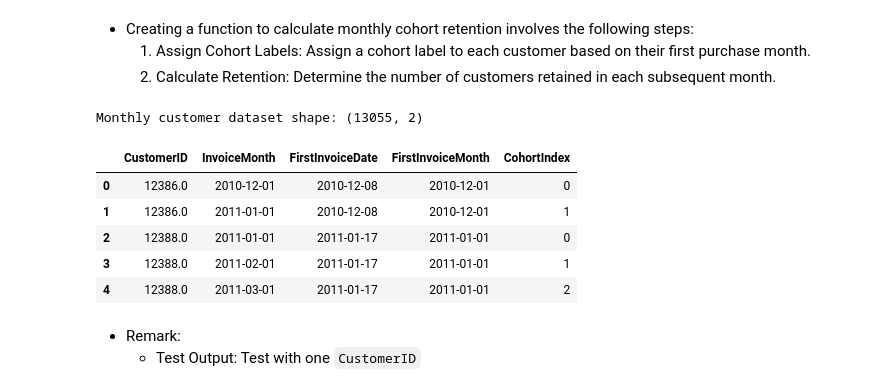
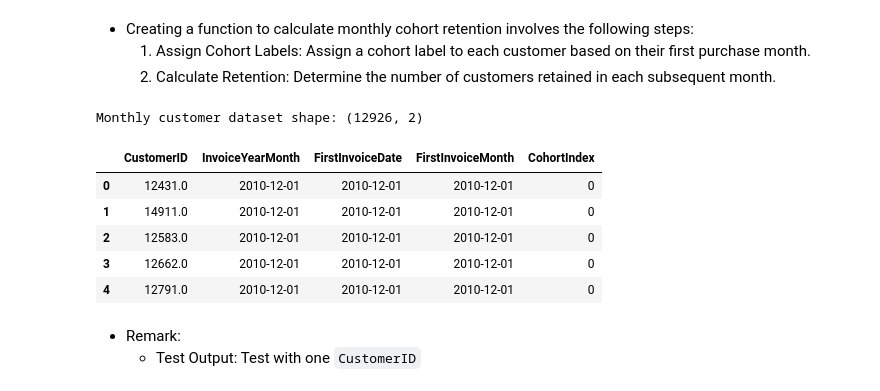
Before and after one commit to nyangweso-rodgers/data-analytics, a Jupyter notebook: 04-analytics-with-python/03-projects/01-analysis-of-an-online-e-commerce-dataset/02-retention-analysis.ipynb, the cells around one changed output. Cells and saved outputs as stored; diff of their text form; code cells hidden in the pictures.

```diff
--- a/04-analytics-with-python/03-projects/01-analysis-of-an-online-e-commerce-dataset/02-retention-analysis.ipynb
+++ b/04-analytics-with-python/03-projects/01-analysis-of-an-online-e-commerce-dataset/02-retention-analysis.ipynb
@@ -376,8 +525,8 @@ def feature_engineering(df):
     # Handle missing values in InvoiceDateTime, UnitPrice, and Quantity
     df = df.dropna(subset=required_columns)
 
-    # Extract the date from InvoiceDateTime
-    df['InvoiceDate'] = df['InvoiceDateTime'].dt.date
+    # Extract the date and convert it to datetime64[ns] to ensure correct type
+    df['InvoiceDate'] = pd.to_datetime(df['InvoiceDateTime'].dt.date)
 
     # Calculate InvoiceAmount as the product of UnitPrice and Quantity
     df['InvoiceAmount'] = df['UnitPrice'] * df['Quantity']
@@ -386,12 +535,12 @@ def feature_engineering(df):
     df['InvoiceDayOfWeek'] = df['InvoiceDateTime'].dt.day_name()
 
     # Create InvoiceMonth column (using dt accessor for better performance)
-    df['InvoiceMonth'] = df['InvoiceDateTime'].dt.to_period('M').dt.to_timestamp()
+    df['InvoiceYearMonth'] = df['InvoiceDateTime'].dt.to_period('M').dt.to_timestamp()
 
     return df
 
 # Perform feature engineering on the cleaned DataFrame
-enhanced_df = feature_engineering(df_cleaned)
+enhanced_df = feature_engineering(df_without_outliers)
 enhanced_df.head()
 # %% [output]
 |  | InvoiceNo | StockCode | Description | Quantity | InvoiceDateTime | UnitPrice | CustomerID | Country | ... |
@@ -428,22 +650,22 @@ descriptive_statistic(enhanced_df)
 # %%
-def summary_by_customer(df):
-    # Ensure necessary columns exist
-    required_columns = ['InvoiceNo', 'InvoiceAmount', 'StockCode', 'Description']
+def customers_daily_transactions(df):
+    # Ensure the necessary columns exists
+    required_columns = ['InvoiceNo', 'InvoiceAmount']
 
     for col in required_columns:
         if col not in df.columns:
             raise ValueError(f"Missing required column: {col}")
 
-    # Group by country and calculate required statistics
-    summary_by_customer = df.groupby(['Country', 'CustomerID', 'InvoiceMonth', 'InvoiceDate']).agg(
-        TotalInvoiceAmount=('InvoiceAmount', 'sum'),
-        InvoicesCount=('InvoiceNo', 'nunique'),
-        StockCodeCount=('StockCode', 'nunique'),
-        ProductsDescriptionCount=('Description', 'nunique')
+    df = df.groupby(['InvoiceDate','InvoiceYearMonth', 'Country', 'CustomerID', 'InvoiceNo']).agg(
+        TotalInvoiceAmount=('InvoiceAmount', 'sum')
     ).reset_index()
 
-    return summary_by_customer
+    # Print shape of the DataFrame dynamically
+    print(f"DataFrame shape: {df.shape}")
 
-customer_summary_df = summary_by_customer(enhanced_df)
-customer_summary_df
+    return df
+
+# usage
+customers_daily_transactions_df = customers_daily_transactions(enhanced_df)
+customers_daily_transactions_df.head()
 # %% [output]
@@ -477,44 +770,44 @@ def calculate_monthly_cohort_retention(df):
 
     Parameters:
     df (pandas.DataFrame): The DataFrame with the feature-engineered data.
 
     Returns:
     pandas.DataFrame: Cohort retention table.
     """
 
     # create a dataframe with CustomerID and InvoiceYearMonth
-    monthly_customer_df = df[['CustomerID', 'InvoiceMonth']].drop_duplicates()
+    monthly_customer_df = df[['CustomerID', 'InvoiceYearMonth']].drop_duplicates()
 
     # print shape of the data
     print(f"Monthly customer dataset shape: {monthly_customer_df.shape}")
 
     # Aggregate data to get the first purchase month for each customer
     customer_first_invoice_df = df.groupby(['CustomerID']).agg(
-        FirstInvoiceMonth = pd.NamedAgg(column="InvoiceMonth",  aggfunc='min'),
+        FirstInvoiceMonth = pd.NamedAgg(column="InvoiceYearMonth",  aggfunc='min'),
         FirstInvoiceDate = pd.NamedAgg(column="InvoiceDate", aggfunc='min')
     ).reset_index()
 
     # Merge back with the original data to get the FirstPurchaseMonth for each record
     monthly_customer_df = monthly_customer_df.merge(customer_first_invoice_df[['CustomerID','FirstInvoiceDate', 'FirstInvoiceMonth']], on='CustomerID')
 
     # Ensure the FirstInvoiceMonth column is in datetime format
     monthly_customer_df['FirstInvoiceMonth'] = pd.to_datetime(monthly_customer_df['FirstInvoiceMonth'])
 
     # Calculate cohort index
-    monthly_customer_df['CohortIndex'] = (monthly_customer_df['InvoiceMonth'].dt.to_period('M') -
+    monthly_customer_df['CohortIndex'] = (monthly_customer_df['InvoiceYearMonth'].dt.to_period('M') -
                                            monthly_customer_df['FirstInvoiceMonth'].dt.to_period('M')).apply(lambda x: x.n)
 
     return  monthly_customer_df
-customer_country_data = calculate_monthly_cohort_retention(customer_summary_df)
+customer_country_data = calculate_monthly_cohort_retention(customers_daily_transactions_df)
 customer_country_data.head()
 # %% [output]
-Monthly customer dataset shape: (13055, 2)
+Monthly customer dataset shape: (12926, 2)
-|  | CustomerID | InvoiceMonth | FirstInvoiceDate | FirstInvoiceMonth | CohortIndex |
-| 0 | 12386.0 | 2010-12-01 | 2010-12-08 | 2010-12-01 | 0 |
-| 1 | 12386.0 | 2011-01-01 | 2010-12-08 | 2010-12-01 | 1 |
-| 2 | 12388.0 | 2011-01-01 | 2011-01-17 | 2011-01-01 | 0 |
-| 3 | 12388.0 | 2011-02-01 | 2011-01-17 | 2011-01-01 | 1 |
-| 4 | 12388.0 | 2011-03-01 | 2011-01-17 | 2011-01-01 | 2 |
+|  | CustomerID | InvoiceYearMonth | FirstInvoiceDate | FirstInvoiceMonth | CohortIndex |
+| 0 | 12431.0 | 2010-12-01 | 2010-12-01 | 2010-12-01 | 0 |
+| 1 | 14911.0 | 2010-12-01 | 2010-12-01 | 2010-12-01 | 0 |
+| 2 | 12583.0 | 2010-12-01 | 2010-12-01 | 2010-12-01 | 0 |
+| 3 | 12662.0 | 2010-12-01 | 2010-12-01 | 2010-12-01 | 0 |
+| 4 | 12791.0 | 2010-12-01 | 2010-12-01 | 2010-12-01 | 0 |
 # %% [markdown]
 - Remark:
     - Test Output: Test with one `CustomerID`
```
Also changed, not shown: parts of 31 cells of this notebook, 2 other files.
